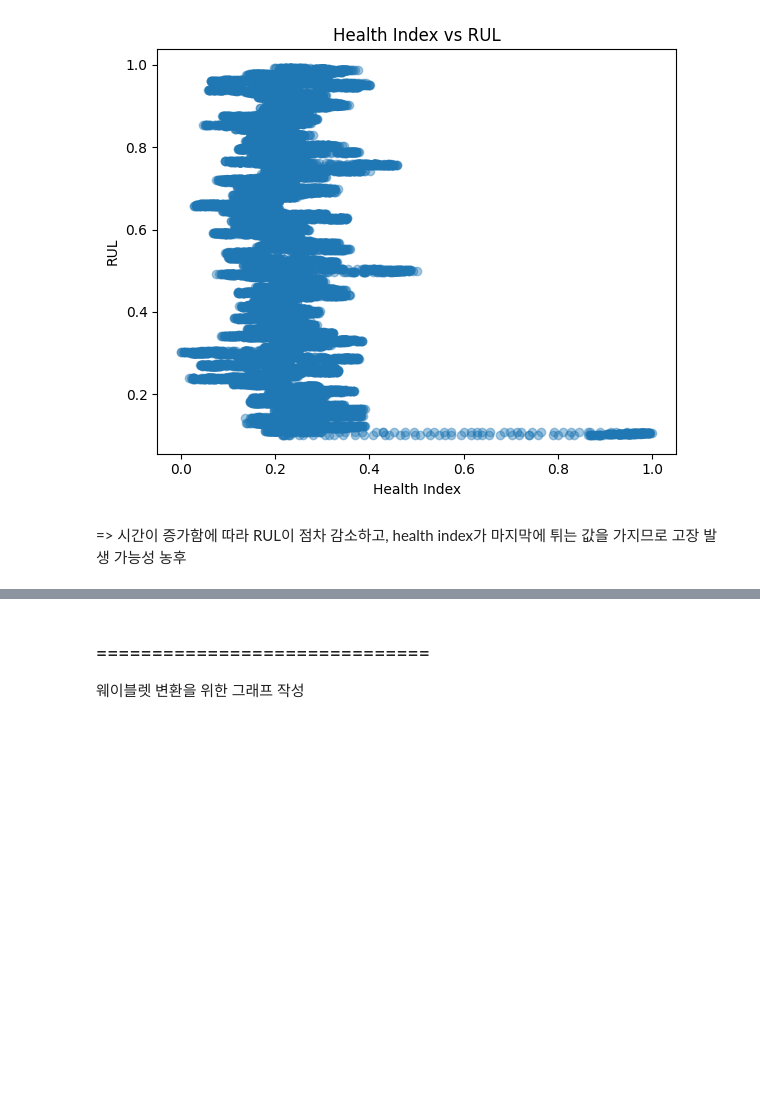
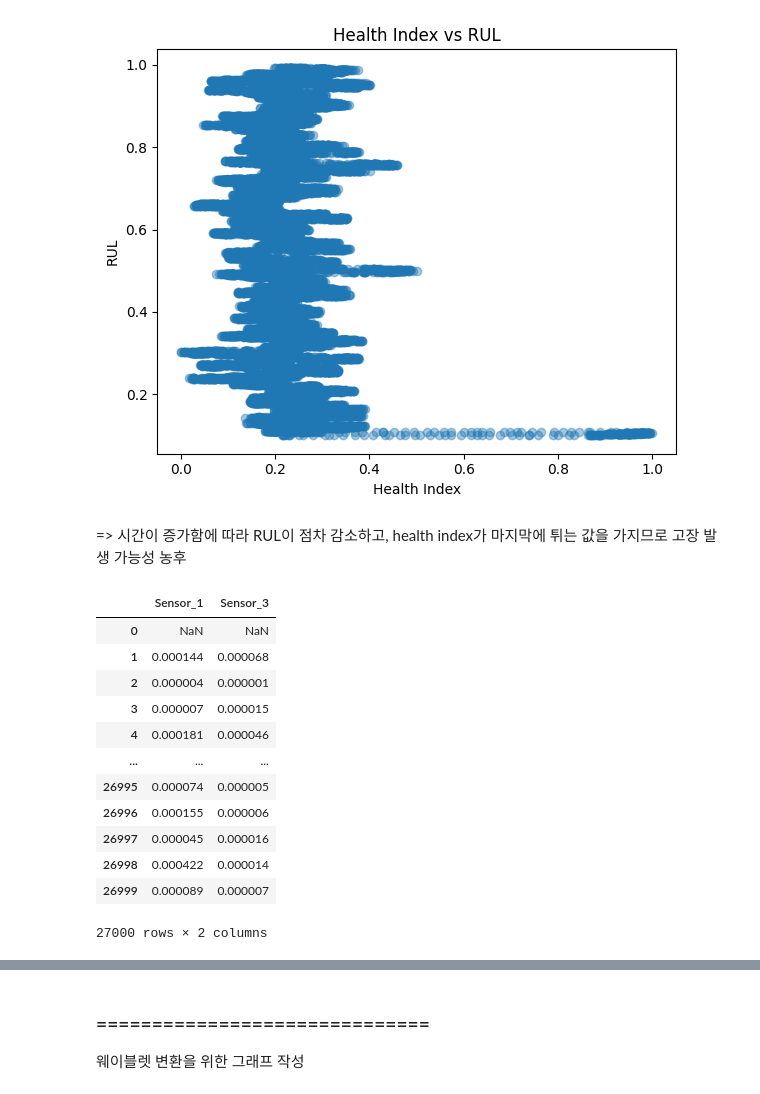
Before and after one commit to sooinp/Desktop, a Jupyter notebook: VSCode/모두의 딥러닝/미니프로젝트/0203.ipynb, the cells around one changed output, grey strips where cells are left out. Cells and saved outputs as stored; diff of their text form; code cells hidden in the pictures; blank space fills up the shorter version.

```diff
--- a/VSCode/모두의 딥러닝/미니프로젝트/0203.ipynb
+++ b/VSCode/모두의 딥러닝/미니프로젝트/0203.ipynb
@@ -342,6 +342,22 @@ plt.show()
 [figure]
 # %% [markdown]
 => 시간이 증가함에 따라 RUL이 점차 감소하고, health index가 마지막에 튀는 값을 가지므로 고장 발생 가능성 농후
+# %%
+abs_d
+# %% [output]
+|  | Sensor_1 | Sensor_3 |
+| 0 | NaN | NaN |
+| 1 | 0.000144 | 0.000068 |
+| 2 | 0.000004 | 0.000001 |
+| 3 | 0.000007 | 0.000015 |
+| 4 | 0.000181 | 0.000046 |
+| ... | ... | ... |
+| 26995 | 0.000074 | 0.000005 |
+| 26996 | 0.000155 | 0.000006 |
+| 26997 | 0.000045 | 0.000016 |
+| 26998 | 0.000422 | 0.000014 |
+| 26999 | 0.000089 | 0.000007 |
+27000 rows × 2 columns
 # %%
 features = pd.DataFrame(index=tr.index)
 
```
Also changed, not shown: parts of 2 cells of this notebook, 4 other files.
